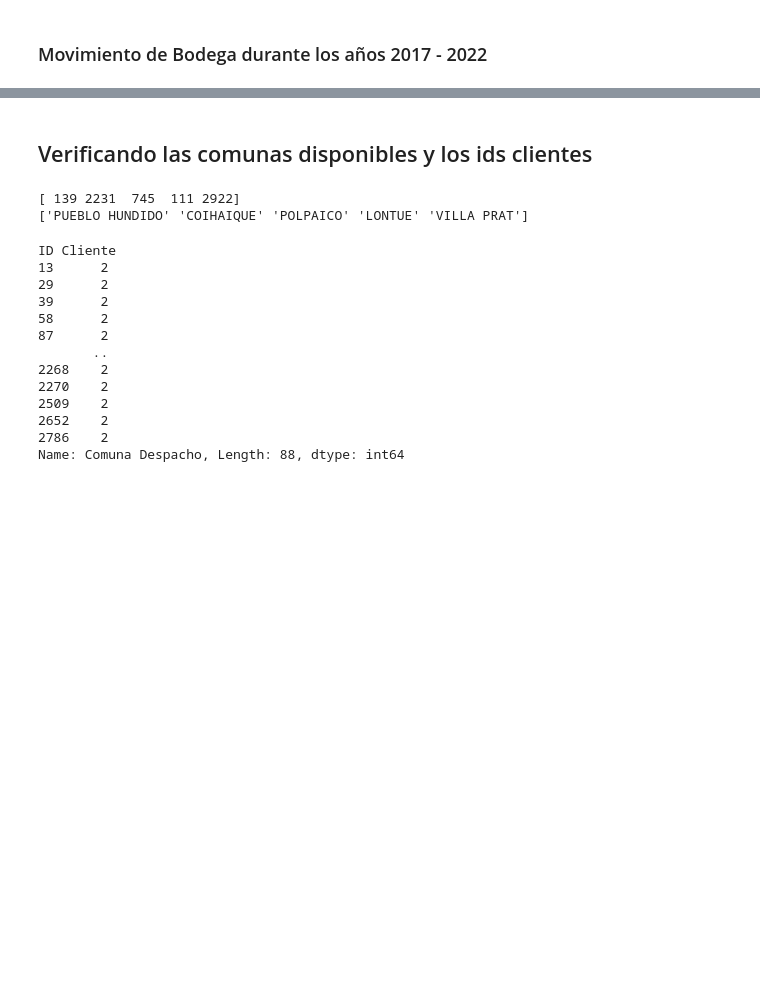
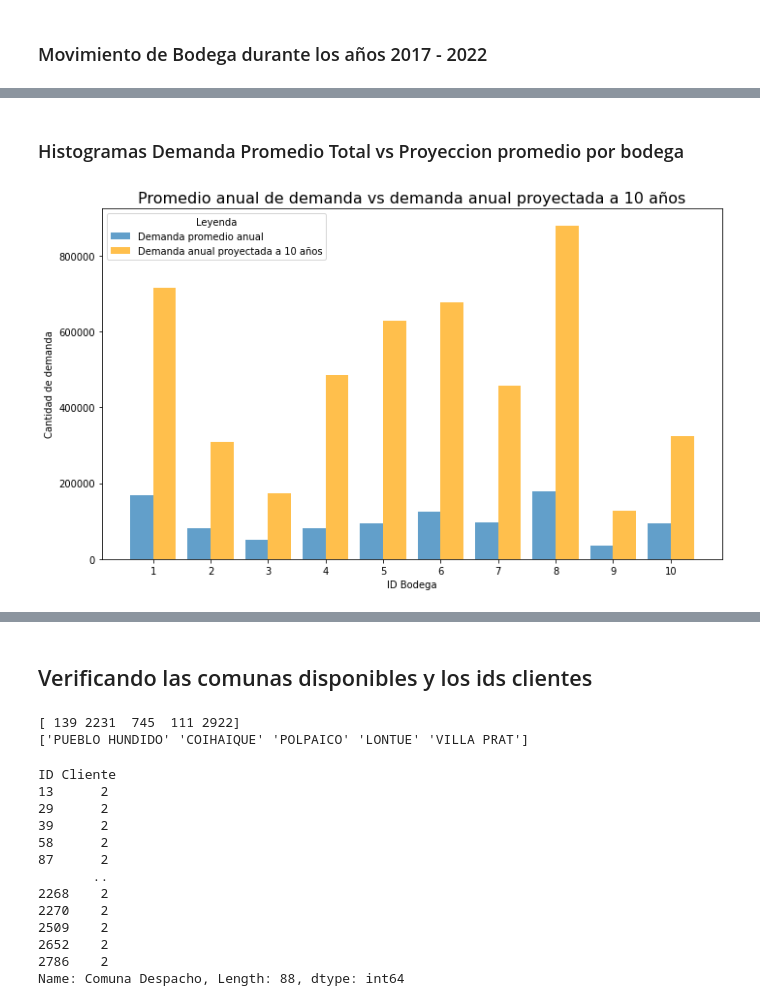
Before and after one commit to javieragebhardt/Optimizacion-Bodegas-G16, a Jupyter notebook: Analisis_Datos_Bodega.ipynb, the cells around one changed output, grey strips where cells are left out. Cells and saved outputs as stored; diff of their text form; code cells hidden in the pictures; blank space fills up the shorter version.

```diff
--- a/Analisis_Datos_Bodega.ipynb
+++ b/Analisis_Datos_Bodega.ipynb
@@ -483,0 +493,47 @@ plt.show()
+# %% [markdown]
+### Histogramas Demanda Promedio Total vs Proyeccion promedio por bodega
+# %%
+ventas_df['Fecha'] = pd.to_datetime(ventas_df['Fecha'])
+
+# Crear un DataFrame que contenga las fechas, bodegas y demandas por fecha
+movimientos_bodegas = ventas_df.groupby([ventas_df['Fecha'].dt.year, 'ID Bodega Despacho'])['Cantidad'].sum().unstack()
+
+# Obtener las proyecciones de ventas de 10 años por bodega
+proyecciones = proyeccion_df.groupby('ID Bodega Despacho')['Proyeccion 10 años'].sum()
+# Obtener los años disponibles en el DataFrame movimientos_bodegas
+años_disponibles = movimientos_bodegas.index
+
+# Ancho de cada barra
+bar_width = 0.4
+
+# Posiciones de las barras
+posiciones = np.arange(len(movimientos_bodegas.columns))
+
+# Crear el gráfico de barras
+plt.figure(figsize=(10, 6))
+
+demanda_total = None
+proyeccion_total = proyecciones
+
+for i, año in enumerate(años_disponibles):
+
+    if 2017 <= año <= 2022:
+        if demanda_total is None:
+            demanda_total = movimientos_bodegas.loc[año]
+        else:
+            demanda_total += movimientos_bodegas.loc[año]
+
+demanda_total = demanda_total/6
+plt.bar(posiciones, demanda_total, bar_width, label='Demanda promedio anual', alpha=0.7)
+plt.bar(posiciones + bar_width, proyeccion_total, bar_width, color='orange', label='Demanda anual proyectada a 10 años', alpha=0.7)
+
+plt.title('Promedio anual de demanda vs demanda anual proyectada a 10 años', fontsize = 16)
+plt.xlabel('ID Bodega')
+plt.ylabel('Cantidad de demanda')
+plt.xticks(posiciones + bar_width / 2, demanda_total.index)
+plt.legend(title='Leyenda')
+
+plt.tight_layout()
+plt.show()
+# %% [output]
+[figure, added]
```
Also changed, not shown: parts of 34 cells of this notebook, 52 other files.
